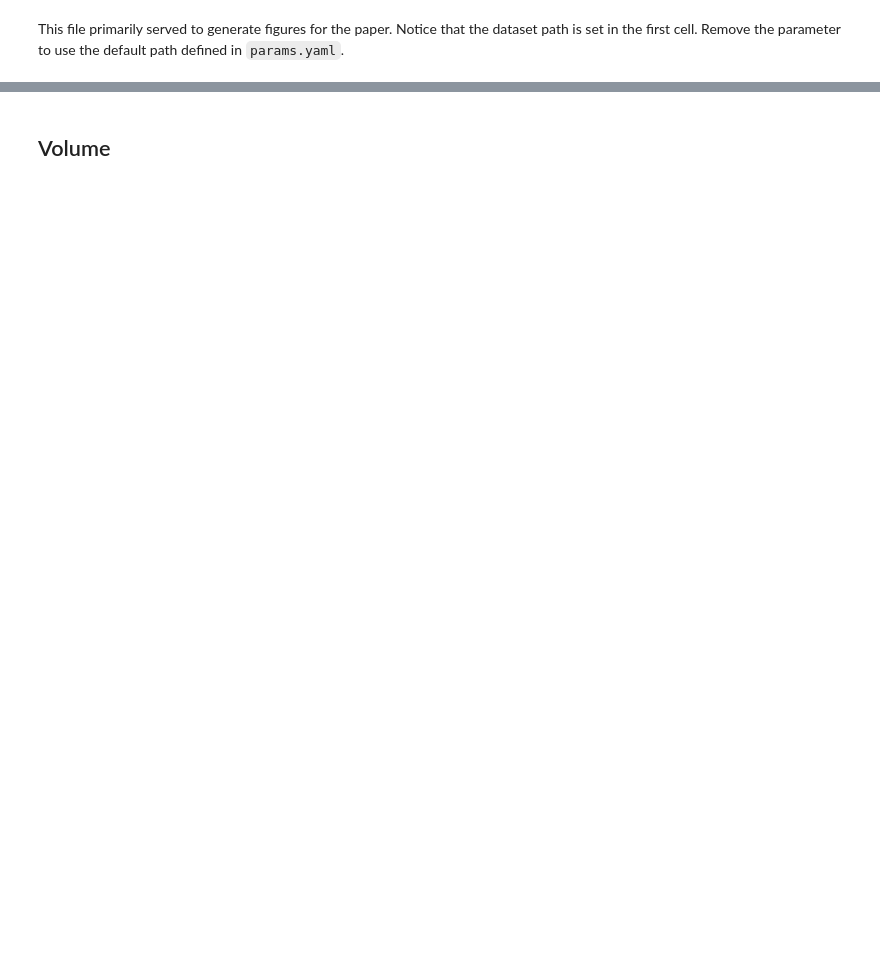
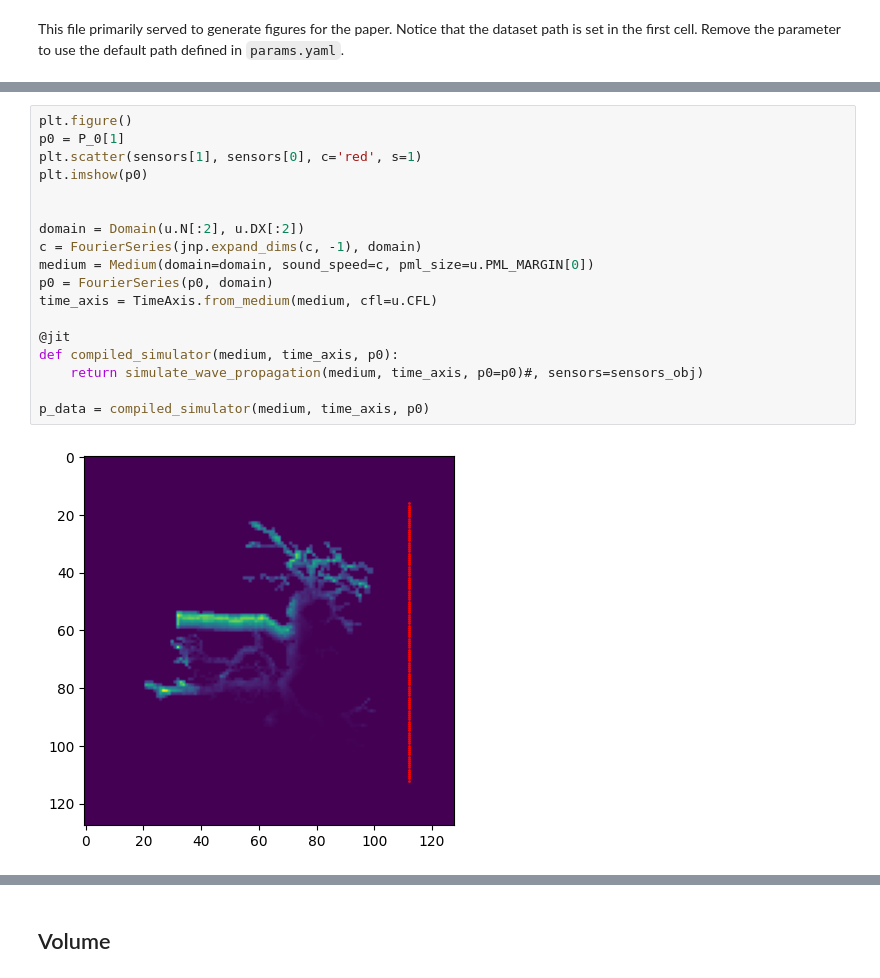
Before and after one commit to grindstm/pat, a Jupyter notebook: vis_setup.ipynb, the cells around one changed output, grey strips where cells are left out. Cells and saved outputs as stored; diff of their text form; blank space fills up the shorter version.

```diff
--- a/vis_setup.ipynb
+++ b/vis_setup.ipynb
@@ -53,0 +59,20 @@ P_data_noisy = data['P_data_noisy']
+# %%
+plt.figure()
+p0 = P_0[1]
+plt.scatter(sensors[1], sensors[0], c='red', s=1)
+plt.imshow(p0)
+
+
+domain = Domain(u.N[:2], u.DX[:2])
+c = FourierSeries(jnp.expand_dims(c, -1), domain)
+medium = Medium(domain=domain, sound_speed=c, pml_size=u.PML_MARGIN[0])
+p0 = FourierSeries(p0, domain)
+time_axis = TimeAxis.from_medium(medium, cfl=u.CFL)
+
+@jit
+def compiled_simulator(medium, time_axis, p0):
+    return simulate_wave_propagation(medium, time_axis, p0=p0)#, sensors=sensors_obj)
+
+p_data = compiled_simulator(medium, time_axis, p0)
+# %% [output]
+[figure, added]
```
Also changed, not shown: parts of 15 cells of this notebook, 8 other files.
